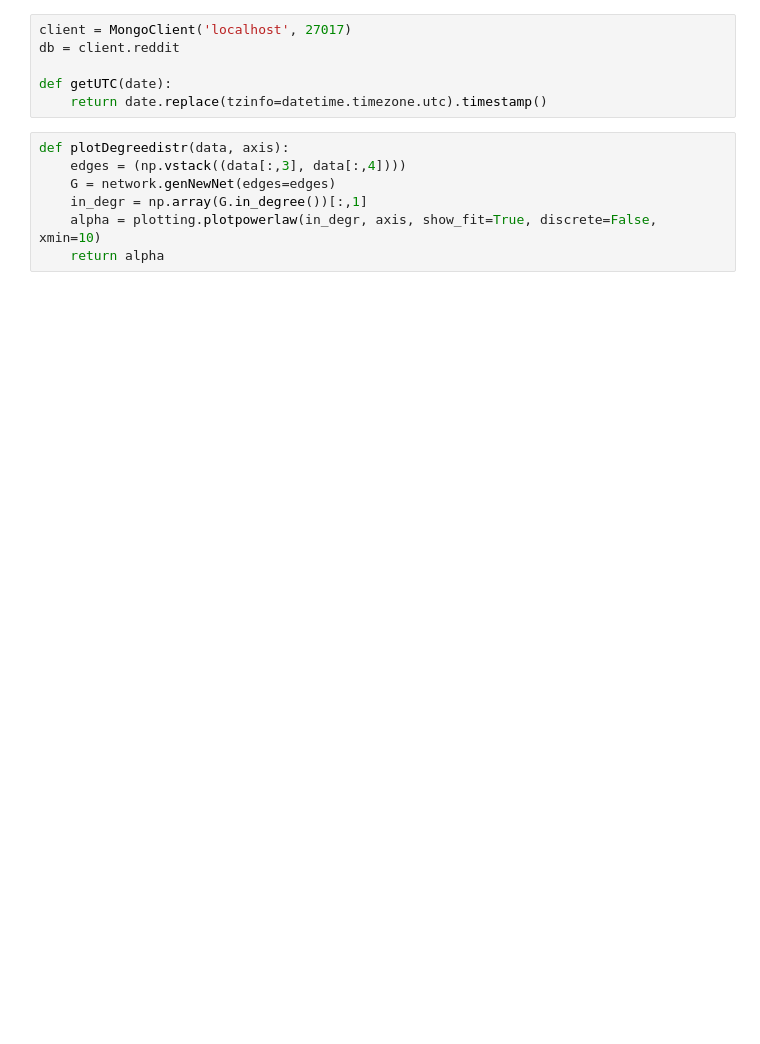
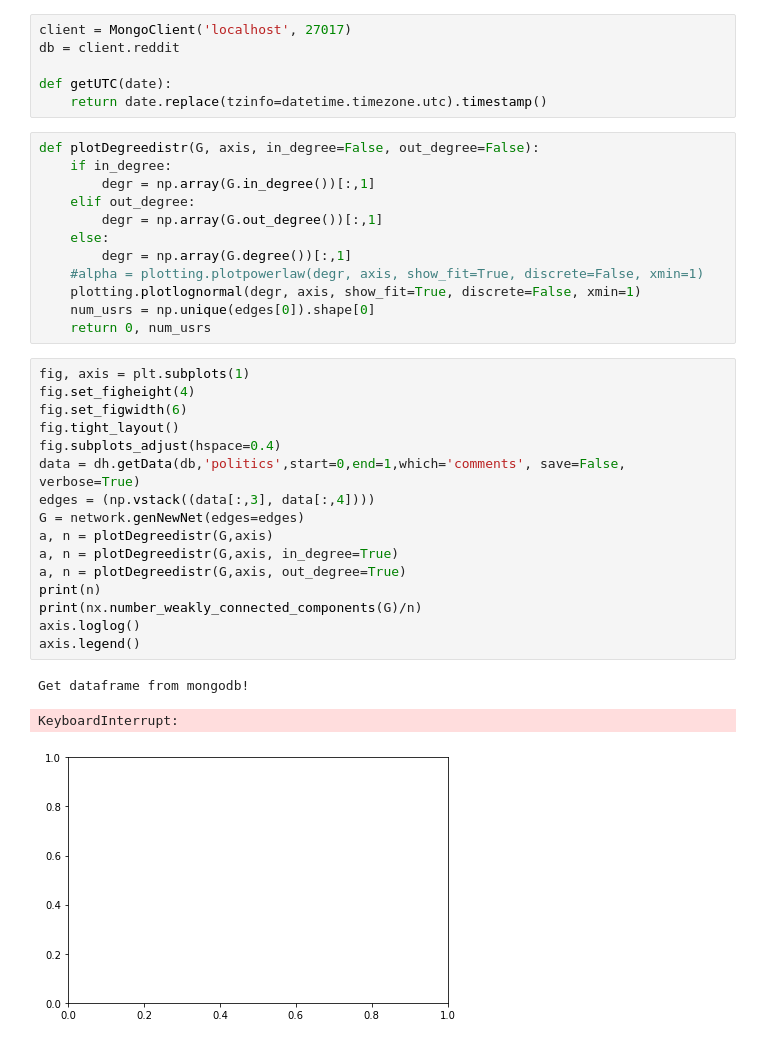
Before and after one commit to vneuhaus/InteractionNetworks, a Jupyter notebook: degreeDistributions.ipynb, the cells around one changed output. Cells and saved outputs as stored; diff of their text form; blank space fills up the shorter version.

```diff
--- a/degreeDistributions.ipynb
+++ b/degreeDistributions.ipynb
@@ -22,10 +23,35 @@ db = client.reddit
 
 def getUTC(date):
     return date.replace(tzinfo=datetime.timezone.utc).timestamp()
-# %%
-def plotDegreedistr(data, axis):
-    edges = (np.vstack((data[:,3], data[:,4])))
-    G = network.genNewNet(edges=edges)
-    in_degr = np.array(G.in_degree())[:,1]
-    alpha = plotting.plotpowerlaw(in_degr, axis, show_fit=True, discrete=False, xmin=10)
-    return alpha
+# %%
+def plotDegreedistr(G, axis, in_degree=False, out_degree=False):
+    if in_degree:
+        degr = np.array(G.in_degree())[:,1]
+    elif out_degree:
+        degr = np.array(G.out_degree())[:,1]
+    else:
+        degr = np.array(G.degree())[:,1]
+    #alpha = plotting.plotpowerlaw(degr, axis, show_fit=True, discrete=False, xmin=1)
+    plotting.plotlognormal(degr, axis, show_fit=True, discrete=False, xmin=1)
+    num_usrs = np.unique(edges[0]).shape[0]
+    return 0, num_usrs
+# %%
+fig, axis = plt.subplots(1)
+fig.set_figheight(4)
+fig.set_figwidth(6)
+fig.tight_layout()
+fig.subplots_adjust(hspace=0.4)
+data = dh.getData(db,'politics',start=0,end=1,which='comments', save=False, verbose=True)
+edges = (np.vstack((data[:,3], data[:,4])))
+G = network.genNewNet(edges=edges)
+a, n = plotDegreedistr(G,axis)
+a, n = plotDegreedistr(G,axis, in_degree=True)
+a, n = plotDegreedistr(G,axis, out_degree=True)
+print(n)
+print(nx.number_weakly_connected_components(G)/n)
+axis.loglog()
+axis.legend()
+# %% [output]
+Get dataframe from mongodb!
+KeyboardInterrupt:
+[figure, added]
```
Also changed, not shown: parts of 14 cells of this notebook, 4 other files.
